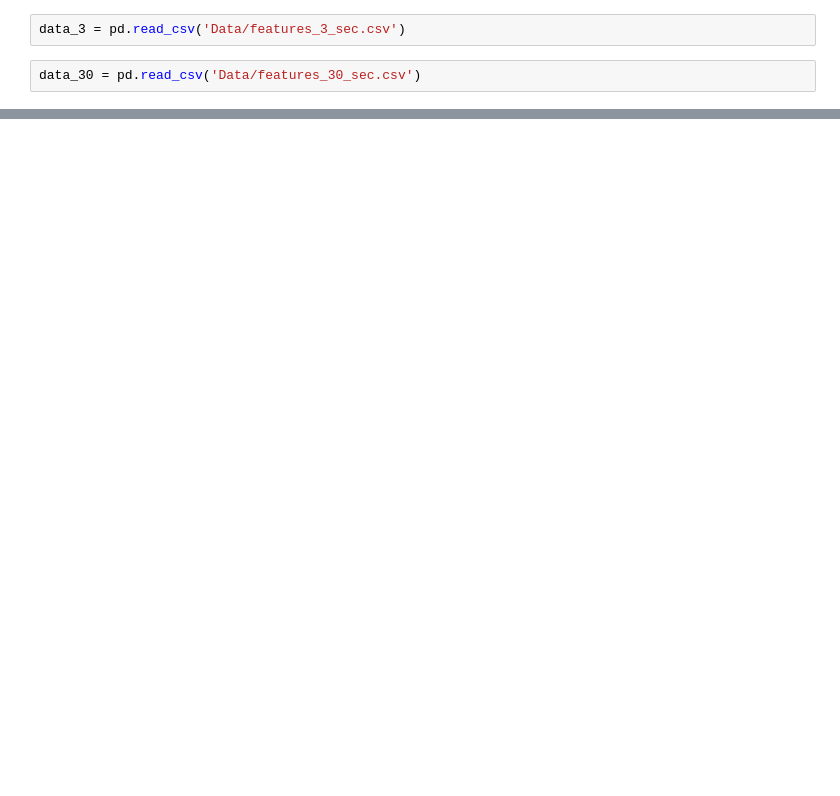
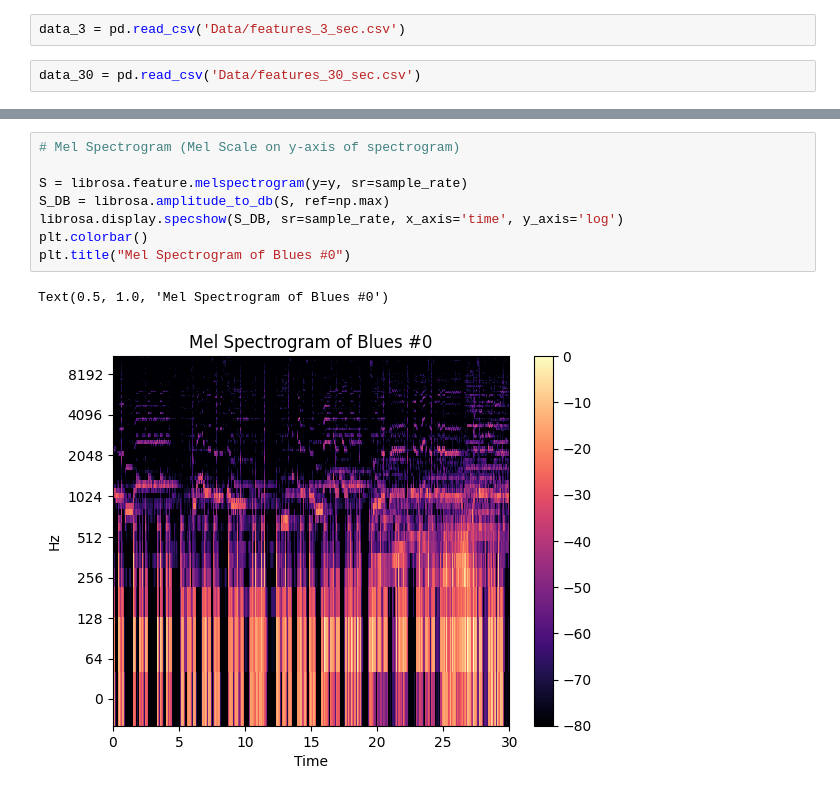
Before and after one commit to griffinr/MusicClassificationModels, a Jupyter notebook: Data Exploration.ipynb, the cells around one changed output, grey strips where cells are left out. Saved outputs shown, nothing was run; the diff lists cells and outputs as text; blank space fills up the shorter version.

```diff
--- a/Data Exploration.ipynb
+++ b/Data Exploration.ipynb
@@ -25,0 +54,11 @@ print(sample_rate)
+# %%
+# Mel Spectrogram (Mel Scale on y-axis of spectrogram)
+
+S = librosa.feature.melspectrogram(y=y, sr=sample_rate)
+S_DB = librosa.amplitude_to_db(S, ref=np.max)
+librosa.display.specshow(S_DB, sr=sample_rate, x_axis='time', y_axis='log')
+plt.colorbar()
+plt.title("Mel Spectrogram of Blues #0")
+# %% [output]
+Text(0.5, 1.0, 'Mel Spectrogram of Blues #0')
+[figure, added]
```
Also changed, not shown: parts of 22 cells of this notebook.
